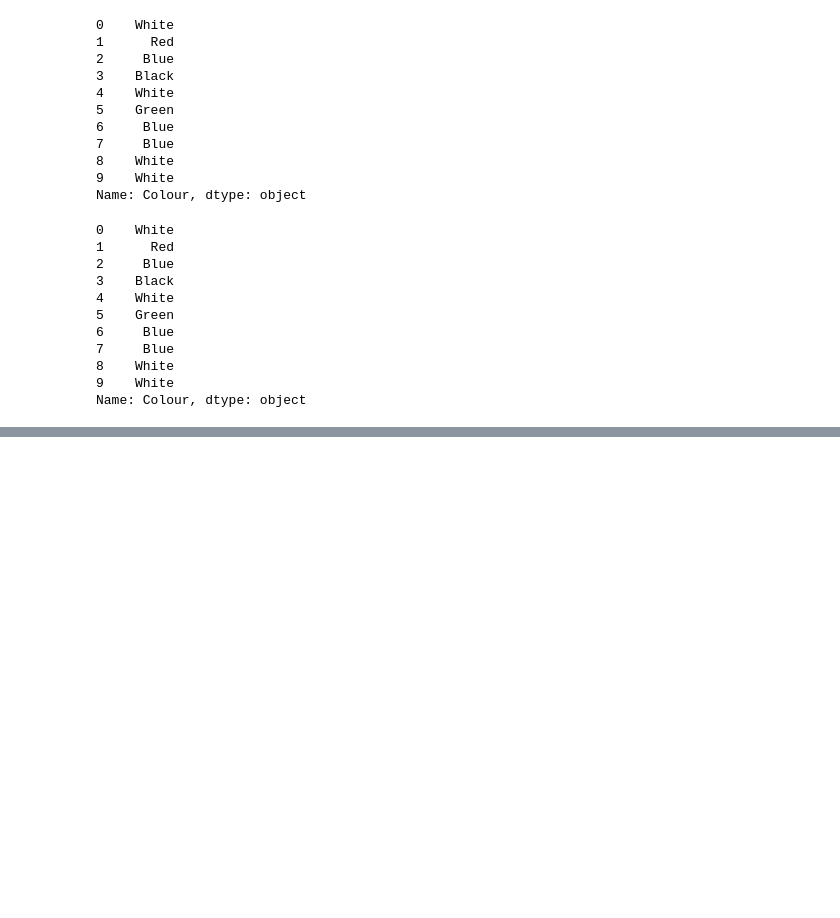
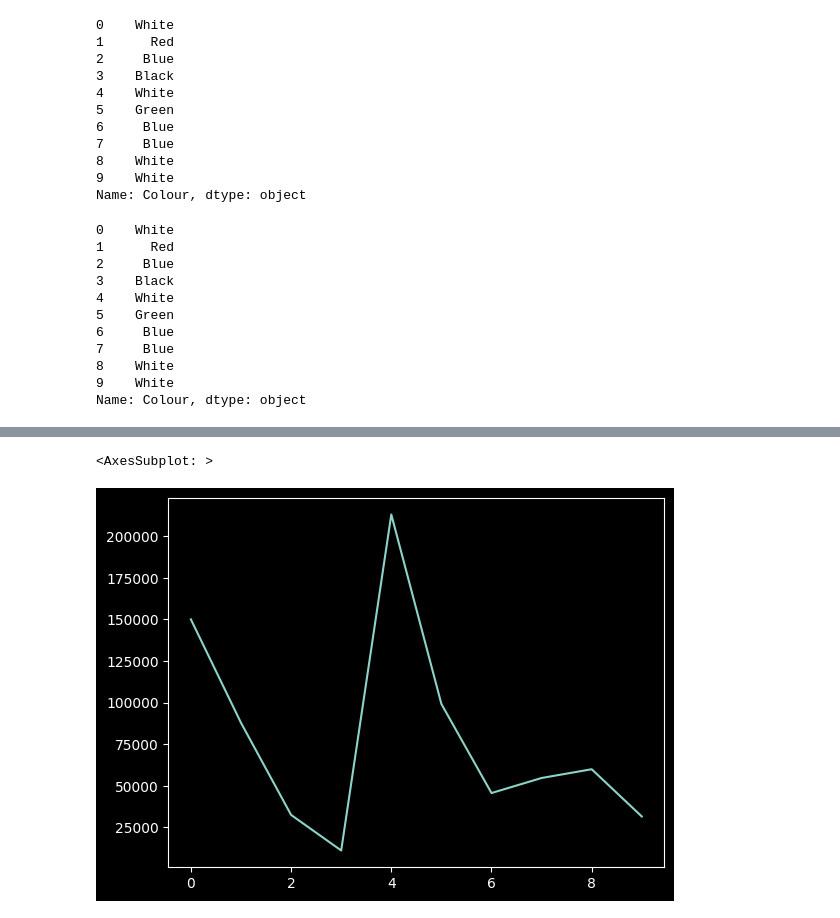
Before and after one commit to push-on/Notebook-Project, a Jupyter notebook: src/pandas-intro.ipynb, the cells around one changed output, grey strips where cells are left out. Cells and saved outputs as stored; diff of their text form; code cells hidden in the pictures; blank space fills up the shorter version.

```diff
--- a/src/pandas-intro.ipynb
+++ b/src/pandas-intro.ipynb
@@ -275,0 +308,5 @@ Name: Colour, dtype: object
+# %%
+car_sales["Odometer (KM)"].plot()
+# %% [output]
+<AxesSubplot: >
+[figure, added]
```
Also changed, not shown: parts of 6 cells of this notebook.
